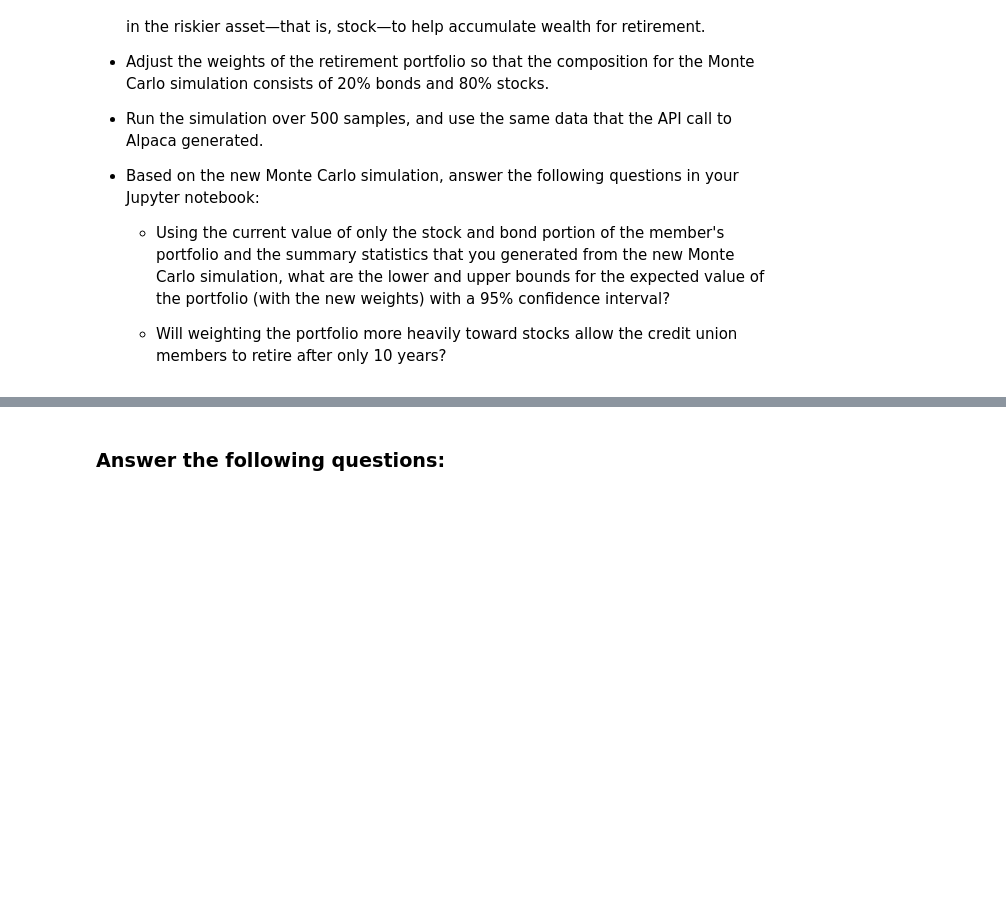
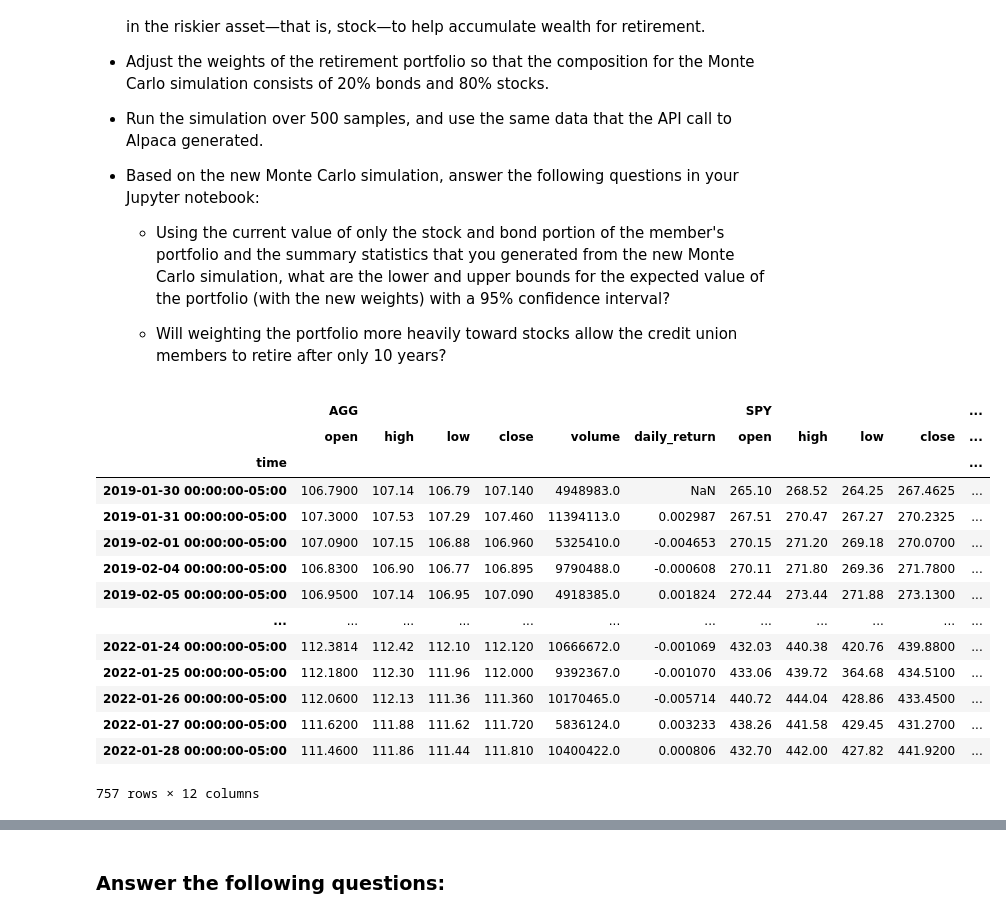
Before and after one commit to ndanialy/Credit_Union_App, a Jupyter notebook: financial_planning_tools.ipynb, the cells around one changed output, grey strips where cells are left out. Saved outputs shown, nothing was run; the diff lists cells and outputs as text; code cells hidden in the pictures; blank space fills up the shorter version.

```diff
--- a/financial_planning_tools.ipynb
+++ b/financial_planning_tools.ipynb
@@ -752,11 +752,38 @@ For this new Monte Carlo simulation, do the following:
 # %%
 # Configure a Monte Carlo simulation to forecast 10 years cumulative returns
 # The weights should be split 20% to AGG and 80% to SPY.
 # Run 500 samples.
 # YOUR CODE HERE
 
+#Simulating 10 years into the future with 20-80 weights
+ten_year_simulation = MCSimulation(
+    portfolio_data = historical_data_df,
+    weights = [.2,.8],
+    num_simulation = 500,
+    num_trading_days = 252*10,
+)
+
 # Review the simulation input data
 # YOUR CODE HERE
+
+#Reviewing simulation input data
+display(ten_year_simulation.portfolio_data)
+# %% [output]
+|  | AGG |  |  |  |  |  | SPY |  |  |  | ... |
+|  | open | high | low | close | volume | daily_return | open | high | low | close | ... |
+| time |  |  |  |  |  |  |  |  |  |  | ... |
+| 2019-01-30 00:00:00-05:00 | 106.7900 | 107.14 | 106.79 | 107.140 | 4948983.0 | NaN | 265.10 | 268.52 | 264.25 | 267.4625 | ... |
+| 2019-01-31 00:00:00-05:00 | 107.3000 | 107.53 | 107.29 | 107.460 | 11394113.0 | 0.002987 | 267.51 | 270.47 | 267.27 | 270.2325 | ... |
+| 2019-02-01 00:00:00-05:00 | 107.0900 | 107.15 | 106.88 | 106.960 | 5325410.0 | -0.004653 | 270.15 | 271.20 | 269.18 | 270.0700 | ... |
+| 2019-02-04 00:00:00-05:00 | 106.8300 | 106.90 | 106.77 | 106.895 | 9790488.0 | -0.000608 | 270.11 | 271.80 | 269.36 | 271.7800 | ... |
+| 2019-02-05 00:00:00-05:00 | 106.9500 | 107.14 | 106.95 | 107.090 | 4918385.0 | 0.001824 | 272.44 | 273.44 | 271.88 | 273.1300 | ... |
+| ... | ... | ... | ... | ... | ... | ... | ... | ... | ... | ... | ... |
+| 2022-01-24 00:00:00-05:00 | 112.3814 | 112.42 | 112.10 | 112.120 | 10666672.0 | -0.001069 | 432.03 | 440.38 | 420.76 | 439.8800 | ... |
+| 2022-01-25 00:00:00-05:00 | 112.1800 | 112.30 | 111.96 | 112.000 | 9392367.0 | -0.001070 | 433.06 | 439.72 | 364.68 | 434.5100 | ... |
+| 2022-01-26 00:00:00-05:00 | 112.0600 | 112.13 | 111.36 | 111.360 | 10170465.0 | -0.005714 | 440.72 | 444.04 | 428.86 | 433.4500 | ... |
+| 2022-01-27 00:00:00-05:00 | 111.6200 | 111.88 | 111.62 | 111.720 | 5836124.0 | 0.003233 | 438.26 | 441.58 | 429.45 | 431.2700 | ... |
+| 2022-01-28 00:00:00-05:00 | 111.4600 | 111.86 | 111.44 | 111.810 | 10400422.0 | 0.000806 | 432.70 | 442.00 | 427.82 | 441.9200 | ... |
+757 rows × 12 columns
 # %%
 # Run the Monte Carlo simulation to forecast 10 years cumulative returns
 # YOUR CODE HERE
```
Also changed, not shown: parts of 4 cells of this notebook.
